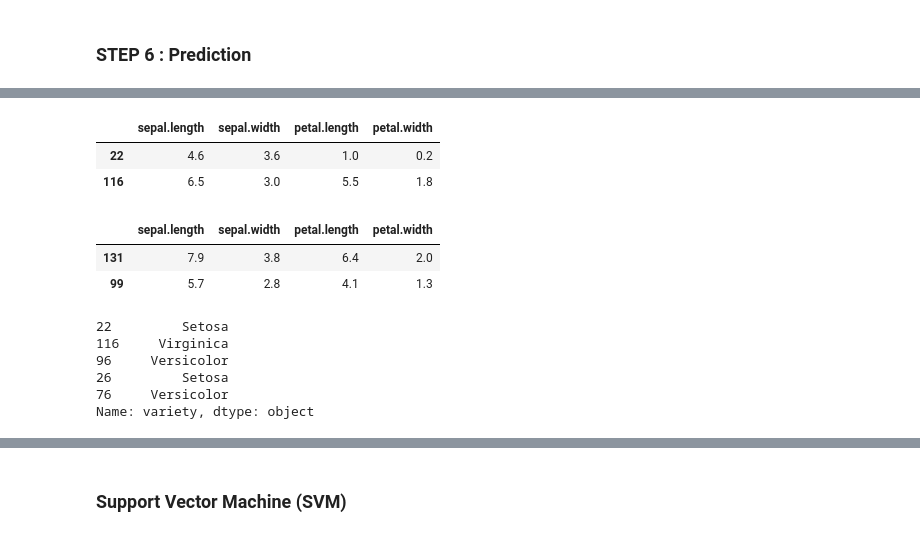
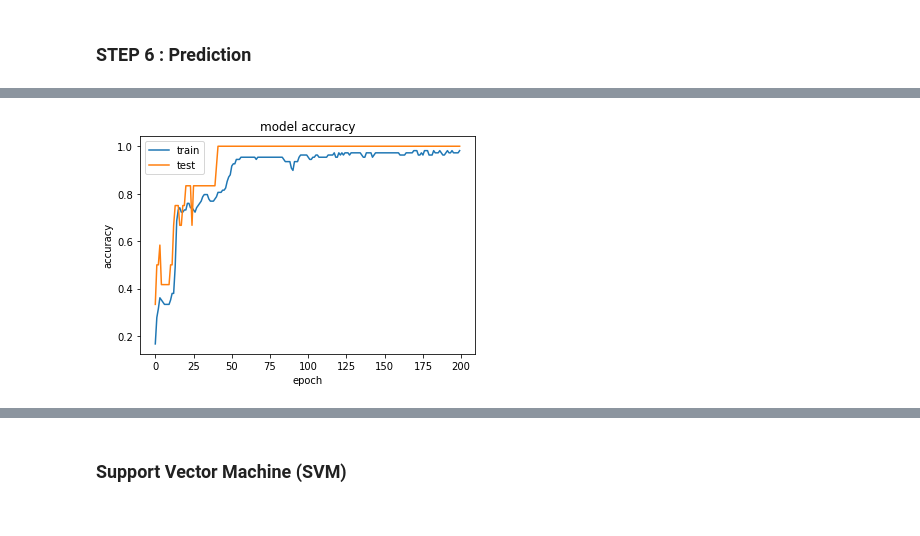
Before and after one commit to AshherShahzad/ASSIGNMENT-IRIS-MULTI-CLASS-CLASSIFICATION, a Jupyter notebook: iris_model_training.ipynb, the cells around one changed output, grey strips where cells are left out. Saved outputs shown, nothing was run; the diff lists cells and outputs as text; code cells hidden in the pictures.

```diff
--- a/iris_model_training.ipynb
+++ b/iris_model_training.ipynb
@@ -117,5 +126,5 @@ iris_target_df.head()
 # %%
 X_train,X_test,y_train,y_test = train_test_split(iris_data_df,
                                                  iris_target_df,
-                                                 test_size=0.30,
+                                                 test_size=0.20,
                                                  random_state=seed)
@@ -202,0 +200,8 @@ _________________________________________________________________
+# %%
+model = Sequential()
+model.add(Dense(4, input_shape=(4,), name='input_layer'))
+model.add(Dense(8, activation='tanh', name='hidden_layer'))
+model.add(Activation('tanh'))
+model.add(Dense(3, name='output_layer'))
+model.add(Activation('softmax'))
+model.summary()
@@ -225,15 +271,15 @@ _________________________________________________________________
 # %%
-def model():
-    """build the Keras model callback"""
-    model = Sequential()
-    model.add(Dense(4, input_dim=4, activation='tanh', name='input_layer'))
-    model.add(Dense(8, activation='tanh', name='hidden_layer'))
-    model.add(Dense(3, activation='softmax', name='output_layer'))
+# def model():
+#     """build the Keras model callback"""
+#     model = Sequential()
+#     model.add(Dense(4, input_dim=4, activation='tanh', name='input_layer'))
+#     model.add(Dense(8, activation='tanh', name='hidden_layer'))
+#     model.add(Dense(3, activation='softmax', name='output_layer'))
 
-    model.compile(loss="categorical_crossentropy",
-                  optimizer="adam",
-                  metrics=['accuracy'])
-    return model
+#     model.compile(loss="categorical_crossentropy",
+#                   optimizer="adam",
+#                   metrics=['accuracy'])
+#     return model
 # %% [markdown]
 <h3>Create estimator</h3>
 # %%
@@ -273,11 +297,11 @@ Model Performance: mean: 88.57% std: (9.33%)
 # %% [markdown]
 tanh : Model Performance: mean: 86.67% std: (8.19%)
 # %%
-model = model()
+#model = model()
 history = model.fit(
        X_train,
        y_train,
-#       validation_split=.2,
+       validation_split=.1,
        epochs=200,
        shuffle=True, # shuffle data randomly.
        #NNs perform best on randomly shuffled data
@@ -524,21 +430,0 @@ test_y =test.variety  #output value of test data
-# %%
-train_X.head(2)
-# %% [output]
-|  | sepal.length | sepal.width | petal.length | petal.width |
-| 22 | 4.6 | 3.6 | 1.0 | 0.2 |
-| 116 | 6.5 | 3.0 | 5.5 | 1.8 |
-# %%
-test_X.head(2)
-# %% [output]
-|  | sepal.length | sepal.width | petal.length | petal.width |
-| 131 | 7.9 | 3.8 | 6.4 | 2.0 |
-| 99 | 5.7 | 2.8 | 4.1 | 1.3 |
-# %%
-train_y.head()  ##output of the training data
-# %% [output]
-22         Setosa
-116     Virginica
-96     Versicolor
-26         Setosa
-76     Versicolor
-Name: variety, dtype: object
@@ -544,0 +433,11 @@ Name: variety, dtype: object
+# %%
+# # summarize history for accuracy
+plt.plot(history.history['acc'])
+plt.plot(history.history['val_acc'])
+plt.title('model accuracy')
+plt.ylabel('accuracy')
+plt.xlabel('epoch')
+plt.legend(['train', 'test'], loc='upper left')
+plt.show()
+# %% [output]
+[figure, added]
```
Also changed, not shown: parts of 79 cells of this notebook.
